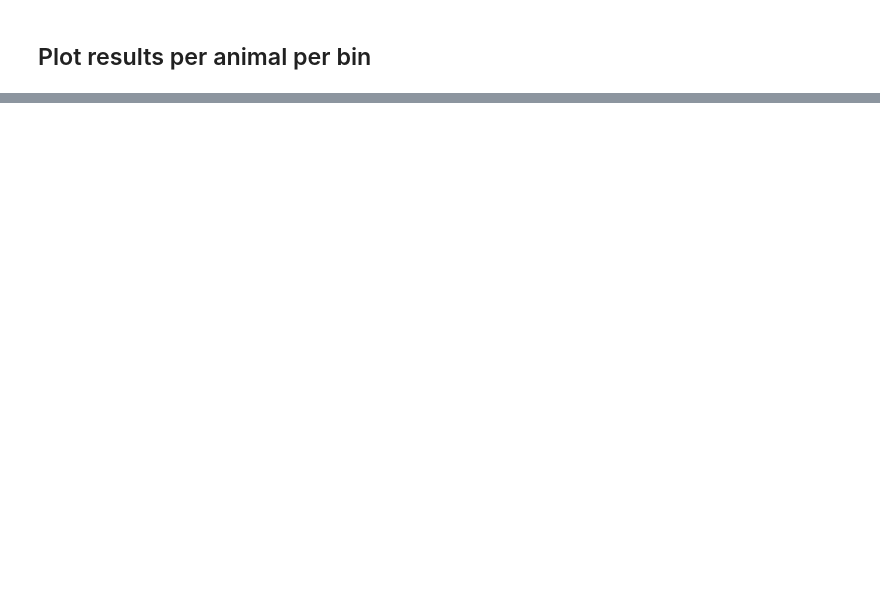
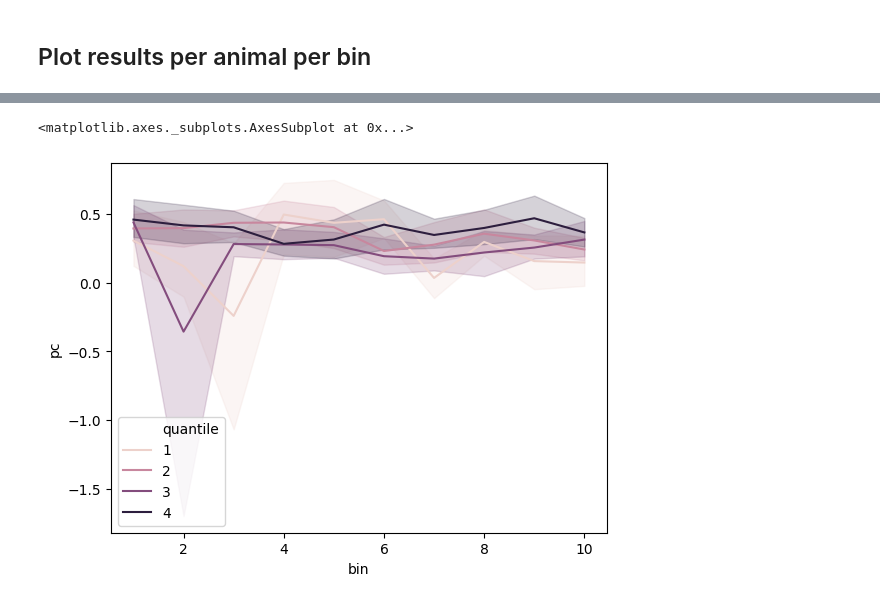
Before and after one commit to ineslaranjeira/representation_learning_variability, a Jupyter notebook: Models/GLMHMM/2_fit_models/fit_glm/5_plot_best_params.ipynb, the cells around one changed output, grey strips where cells are left out. Saved outputs shown, nothing was run; the diff lists cells and outputs as text; code cells hidden in the pictures; blank space fills up the shorter version.

```diff
--- a/Models/GLMHMM/2_fit_models/fit_glm/5_plot_best_params.ipynb
+++ b/Models/GLMHMM/2_fit_models/fit_glm/5_plot_best_params.ipynb
@@ -206,0 +431,5 @@ UCLA051
+# %%
+sns.lineplot(x='bin', y='pc', data=weights_df, hue='quantile')
+# %% [output]
+<matplotlib.axes._subplots.AxesSubplot at 0x...>
+[figure, added]
```
Also changed, not shown: parts of 11 cells of this notebook.
